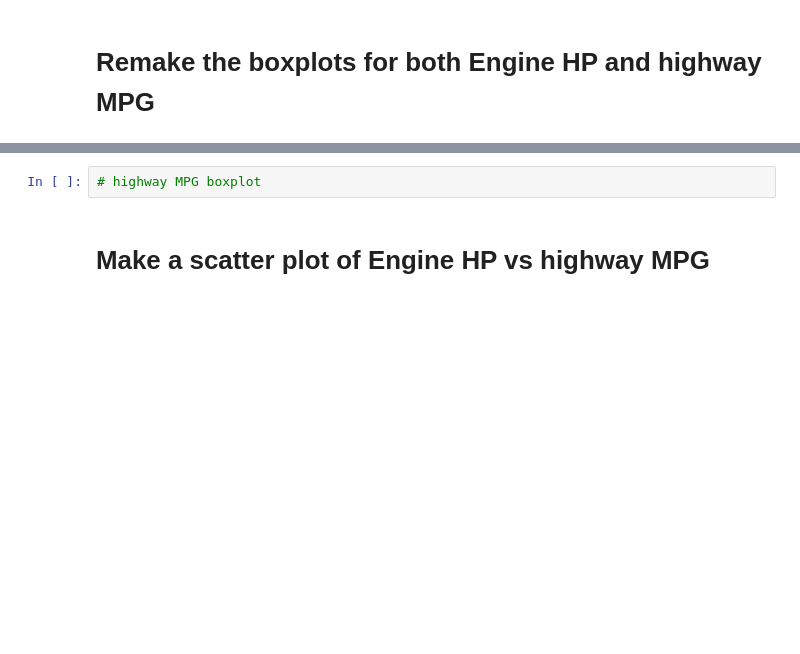
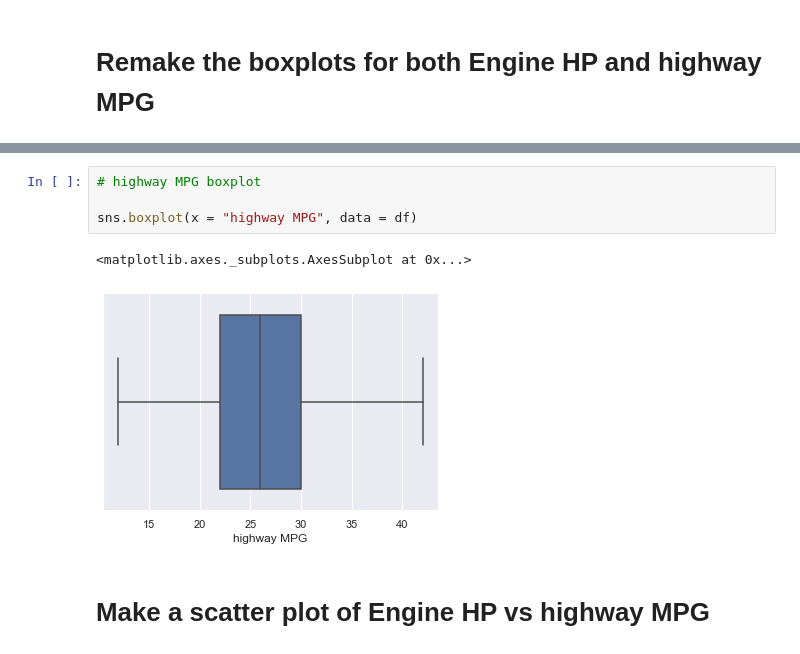
Before and after one commit to JorgeGranda72/2021-fall-data-science, a Jupyter notebook: Week-02-EDA/Exercise-EDA.ipynb, the cells around one changed output, grey strips where cells are left out. Cells and saved outputs as stored; diff of their text form; blank space fills up the shorter version.

```diff
--- a/Week-02-EDA/Exercise-EDA.ipynb
+++ b/Week-02-EDA/Exercise-EDA.ipynb
@@ -329,5 +351,10 @@ sns.boxplot(x = "highway MPG", data = df)
 # %%
 # highway MPG boxplot
+
+sns.boxplot(x = "highway MPG", data = df)
+# %% [output]
+<matplotlib.axes._subplots.AxesSubplot at 0x...>
+[figure, added]
 # %% [markdown]
 # Make a scatter plot of Engine HP vs highway MPG
 # %%
```
Also changed, not shown: parts of 10 cells of this notebook, 2 other files.
